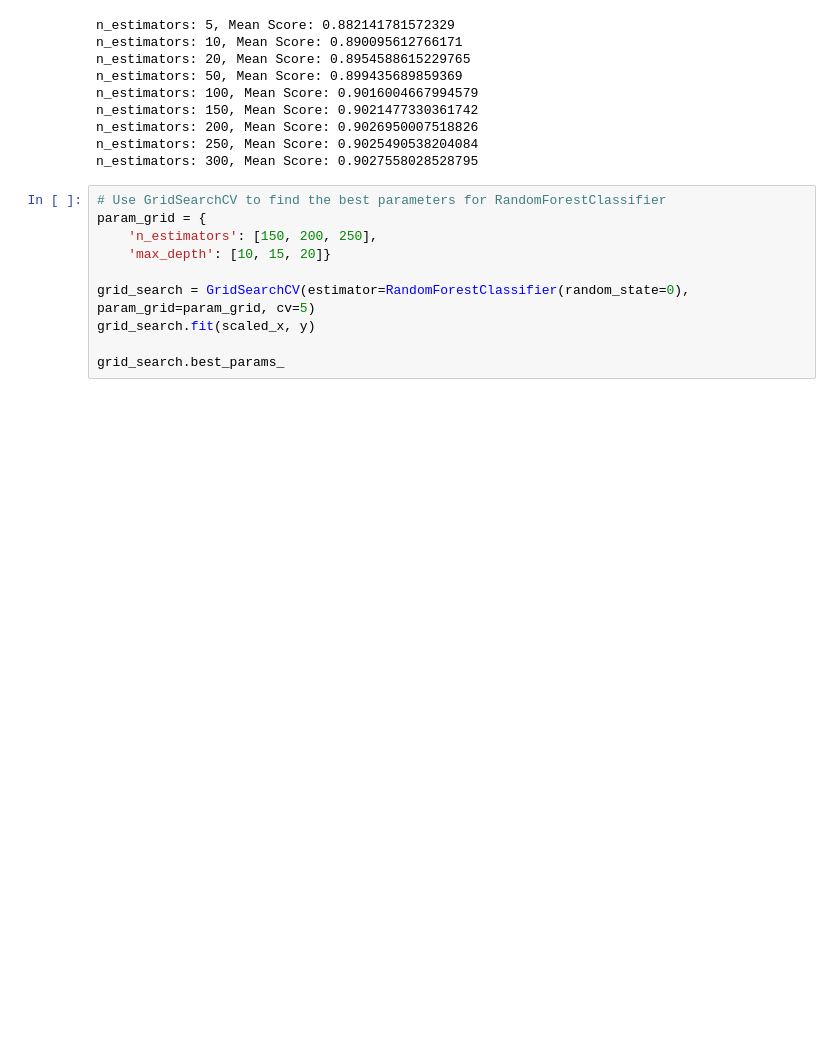
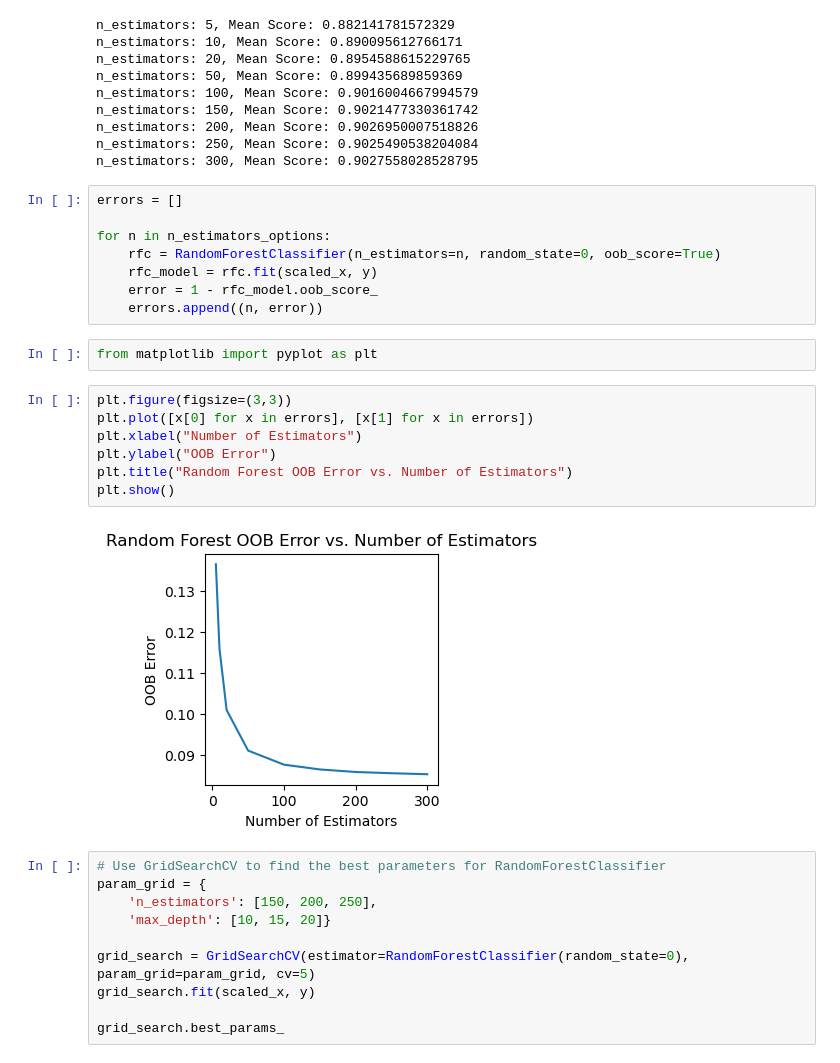
Before and after one commit to jimin3227/business_analytics_airbnb2, a Jupyter notebook: airbnb_classification.ipynb, the cells around one changed output. Cells and saved outputs as stored; diff of their text form; blank space fills up the shorter version.

```diff
--- a/airbnb_classification.ipynb
+++ b/airbnb_classification.ipynb
@@ -631,6 +641,25 @@ n_estimators: 150, Mean Score: 0.9021477330361742
 n_estimators: 200, Mean Score: 0.9026950007518826
 n_estimators: 250, Mean Score: 0.9025490538204084
 n_estimators: 300, Mean Score: 0.9027558028528795
+# %%
+errors = []
+
+for n in n_estimators_options:
+    rfc = RandomForestClassifier(n_estimators=n, random_state=0, oob_score=True)
+    rfc_model = rfc.fit(scaled_x, y)
+    error = 1 - rfc_model.oob_score_
+    errors.append((n, error))
+# %%
+from matplotlib import pyplot as plt
+# %%
+plt.figure(figsize=(3,3))
+plt.plot([x[0] for x in errors], [x[1] for x in errors])
+plt.xlabel("Number of Estimators")
+plt.ylabel("OOB Error")
+plt.title("Random Forest OOB Error vs. Number of Estimators")
+plt.show()
+# %% [output]
+[figure, added]
 # %%
 # Use GridSearchCV to find the best parameters for RandomForestClassifier
 param_grid = {
```
Also changed, not shown: parts of 40 cells of this notebook.
